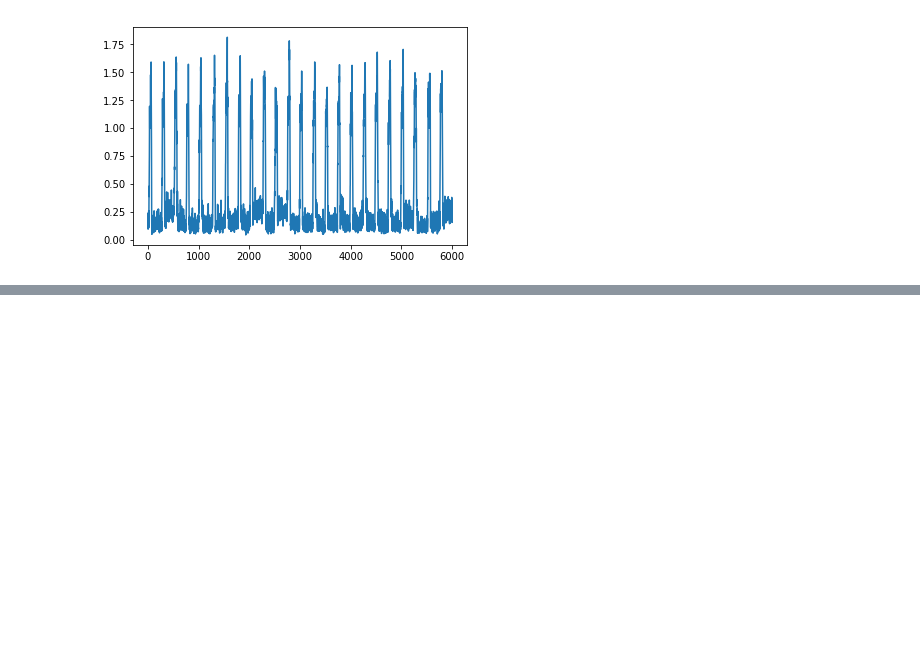
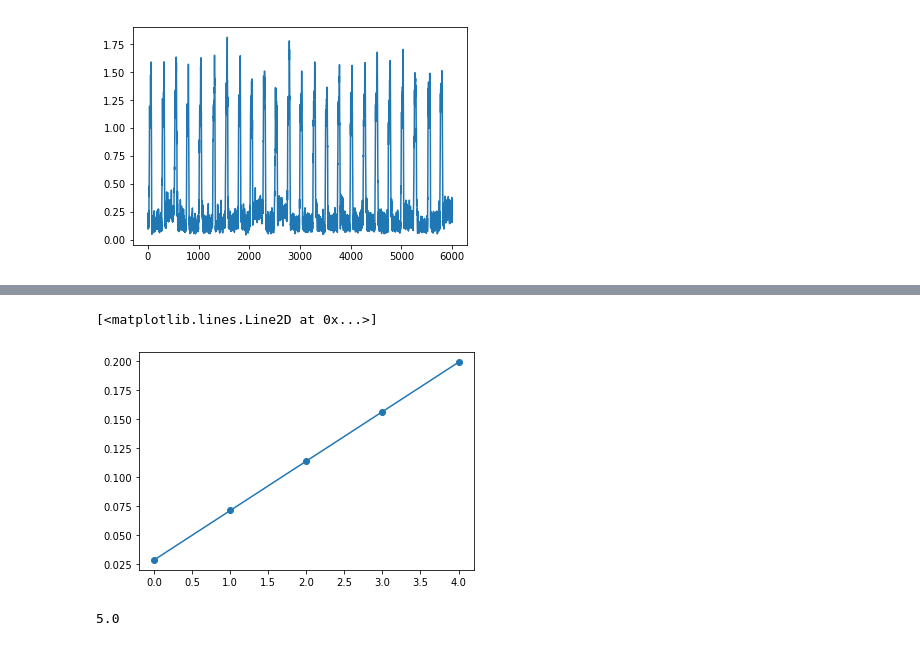
Before and after one commit to mixmixmix/parrtraks, a Jupyter notebook: AnalyseMigration.ipynb, the cells around one changed output, grey strips where cells are left out. Saved outputs shown, nothing was run; the diff lists cells and outputs as text; code cells hidden in the pictures; blank space fills up the shorter version.

```diff
--- a/AnalyseMigration.ipynb
+++ b/AnalyseMigration.ipynb
@@ -117,0 +213,11 @@ plt.plot(frequencies[10:end])
+# %%
+#plt.plot(np.argmax(spectrogram15min,axis=0))
+plt.plot(times15min/3600, marker='o')
+# %% [output]
+[<matplotlib.lines.Line2D at 0x...>]
+[figure, added]
+# %%
+    speeds = pd.Series(flume_length*sigfreq[np.argmax(sigspec[:(end//4)],axis=0)])
+    axes[iterator].plot(sigtimes/3600,speeds.rolling(window=10,center=False).mean())frequencies1[-1]
+# %% [output]
+5.0
```
Also changed, not shown: parts of 7 cells of this notebook.
